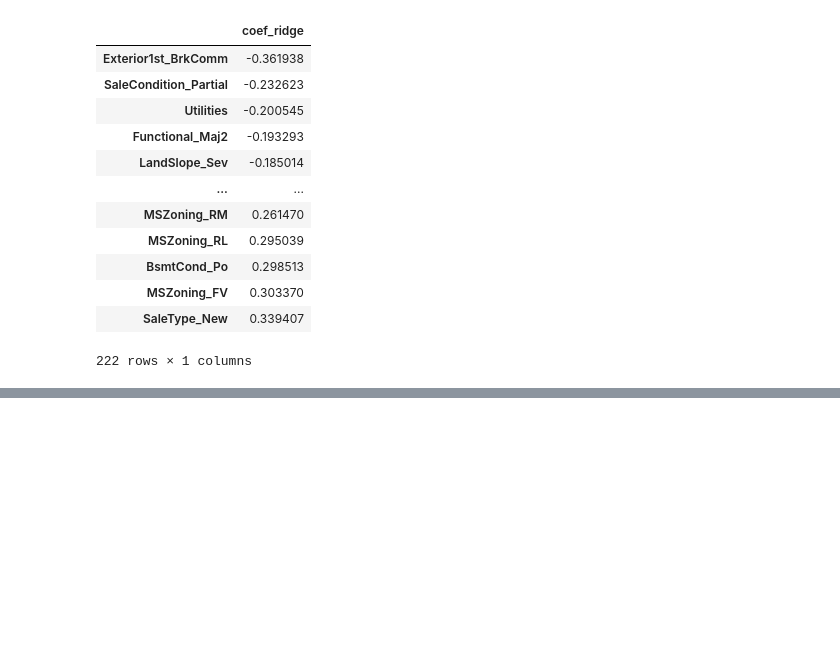
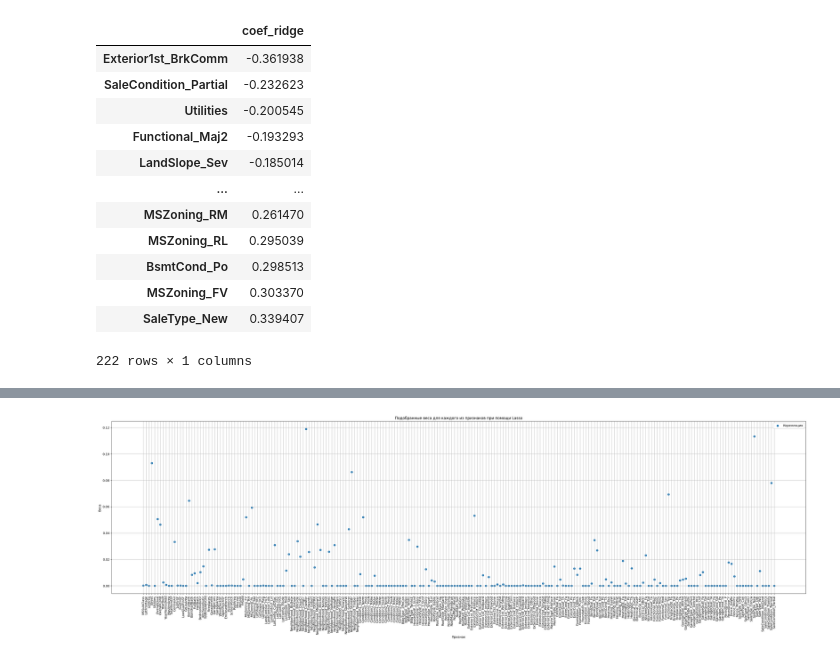
Before and after one commit to neuezeldaa/LinReg_HousePrices_Predict, a Jupyter notebook: HousePricesPredict.ipynb, the cells around one changed output, grey strips where cells are left out. Saved outputs shown, nothing was run; the diff lists cells and outputs as text; code cells hidden in the pictures; blank space fills up the shorter version.

```diff
--- a/HousePricesPredict.ipynb
+++ b/HousePricesPredict.ipynb
@@ -387,0 +425,4 @@ coef_ridge.sort_values(by=['coef_ridge'])
+# %%
+reg = LassoCV(cv=5, alphas = [0.00001, 0.0001, 0.0003, 0.0005, 0.001, 0.01, 0.5, 1, 2, 6], random_state=0).fit(X_train, y_train)
+best_lasso = reg.alpha_
+print('Лучший параметр альфа для Lasso: ', best_lasso)
@@ -387,0 +431,5 @@ coef_ridge.sort_values(by=['coef_ridge'])
+# %%
+lasso_cv = Lasso(alpha=best_lasso)
+lasso_cv.fit(X_train, y_train)
+print('lasso cv MSE train: ', mean_squared_error(math.e**(y_train)-1, math.e**(lasso_cv.predict(X_train)-1)))
+print('lasso cv MSE test: ', mean_squared_error(math.e**(y_test)-1, math.e**(lasso_cv.predict(X_test)-1)))
@@ -387,0 +439,3 @@ coef_ridge.sort_values(by=['coef_ridge'])
+# %%
+coef_lasso_cv = pd.DataFrame(lasso_cv.coef_, index = X.columns, columns=['coef_lasso'])
+coef_lasso_cv.sort_values(by=['coef_lasso'])
@@ -387,0 +504,17 @@ coef_ridge.sort_values(by=['coef_ridge'])
+# %%
+y1 = coef_lasso_cv['coef_lasso'].abs()
+fig,ax = plt.subplots(figsize = (40,10))
+
+x = X.columns
+
+ax.scatter(x,y1, label = 'Корелляция')
+plt.xticks(rotation=90)
+
+ax.grid(True)
+plt.xlabel('Признак')
+plt.ylabel('Веса')
+plt.title('Подобранные веса для каждого из признаков при помощи Lasso')
+
+leg = ax.legend(loc='upper right', frameon=True)
+# %% [output]
+[figure, added]
```
Also changed, not shown: parts of 26 cells of this notebook.
